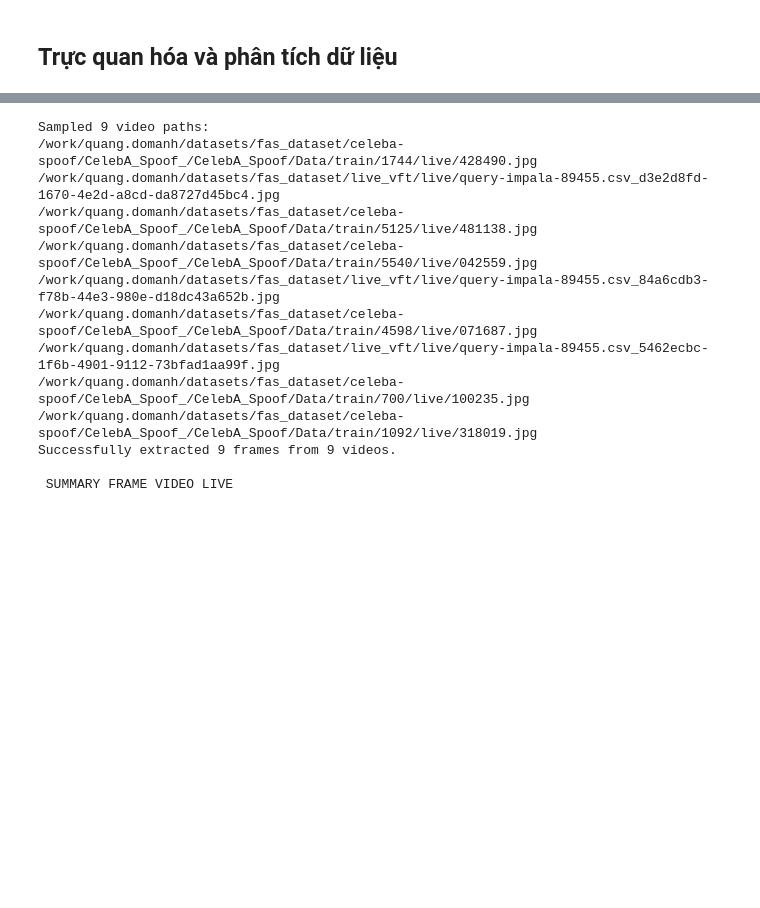
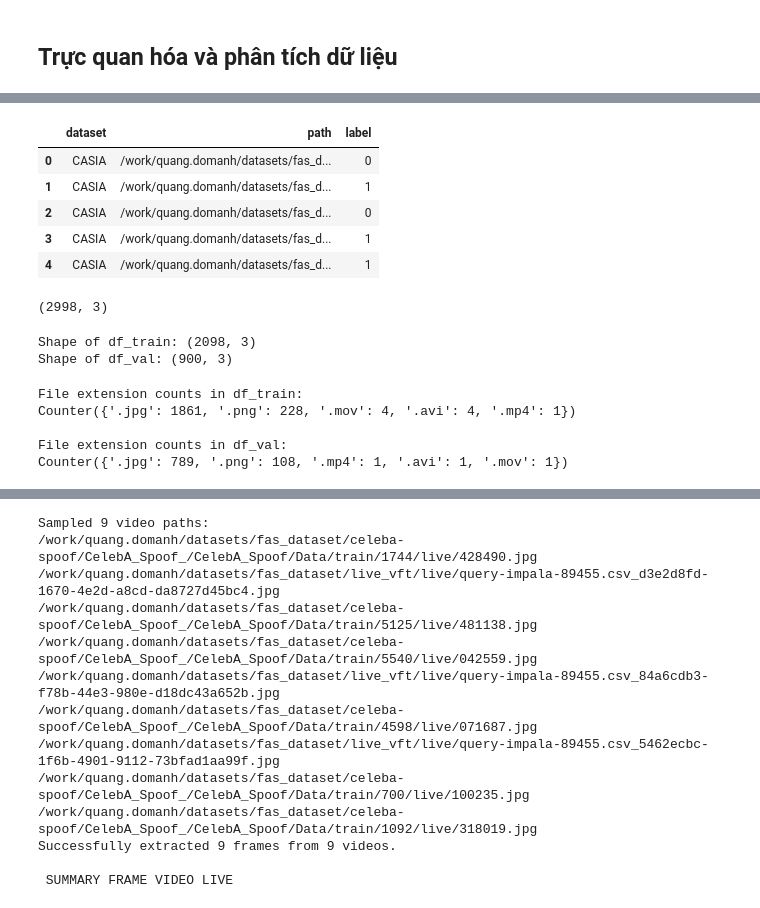
Before and after one commit to optivisionlab/face-anti-spoofing, a Jupyter notebook: AI_Problem_Vision_FAS.ipynb, the cells around one changed output, grey strips where cells are left out. Drawn from its saved outputs; the diff is of its cells as text; code cells hidden in the pictures; blank space fills up the shorter version.

```diff
--- a/AI_Problem_Vision_FAS.ipynb
+++ b/AI_Problem_Vision_FAS.ipynb
@@ -2,0 +107,65 @@
+# %%
+import os
+
+tail = ['.jpg', '.png', '.mov', '.avi', '.mp4']
+df_filtered = df[df['path'].apply(lambda x: os.path.splitext(x)[1] in tail)]
+grouped_by_extension = df_filtered.groupby(df_filtered['path'].apply(lambda x: os.path.splitext(x)[1])).size()
+# %%
+total_sample_size = 3 * 1000
+
+def proportional_sampler(group, total_sample_size):
+    proportion = len(group) / len(df_filtered)
+    n_samples = int(proportion * total_sample_size)
+    return group.sample(n=min(n_samples, len(group)), random_state=100)
+
+sampled_df = df_filtered.groupby(df_filtered['path'].apply(lambda x: os.path.splitext(x)[1])).apply(proportional_sampler, total_sample_size).reset_index(drop=True)
+
+display(sampled_df.head())
+display(sampled_df.shape)
+# %% [output]
+|  | dataset | path | label |
+| 0 | CASIA | /work/quang.domanh/datasets/fas_d... | 0 |
+| 1 | CASIA | /work/quang.domanh/datasets/fas_d... | 1 |
+| 2 | CASIA | /work/quang.domanh/datasets/fas_d... | 0 |
+| 3 | CASIA | /work/quang.domanh/datasets/fas_d... | 1 |
+| 4 | CASIA | /work/quang.domanh/datasets/fas_d... | 1 |
+(2998, 3)
+# %%
+from sklearn.model_selection import train_test_split
+
+df_train, df_val = train_test_split(sampled_df, test_size=0.3, random_state=42)
+
+print("Shape of df_train:", df_train.shape)
+print("Shape of df_val:", df_val.shape)
+# %% [output]
+Shape of df_train: (2098, 3)
+Shape of df_val: (900, 3)
+# %%
+import os
+from collections import Counter
+
+def count_extensions_in_df(dataframe):
+    """
+    Counts the number of files by their extensions in a DataFrame.
+
+    Args:
+        dataframe (pd.DataFrame): The DataFrame with a 'path' column.
+
+    Returns:
+        Counter: A Counter object with file extensions as keys and counts as values.
+    """
+    extensions = [os.path.splitext(path)[1] for path in dataframe['path']]
+    extension_counts = Counter(extensions)
+    return extension_counts
+
+print("File extension counts in df_train:")
+print(count_extensions_in_df(df_train))
+
+print("\nFile extension counts in df_val:")
+print(count_extensions_in_df(df_val))
+# %% [output]
+File extension counts in df_train:
+Counter({'.jpg': 1861, '.png': 228, '.mov': 4, '.avi': 4, '.mp4': 1})
+
+File extension counts in df_val:
+Counter({'.jpg': 789, '.png': 108, '.mp4': 1, '.avi': 1, '.mov': 1})
```
Also changed, not shown: parts of 26 cells of this notebook, 4 other files.
